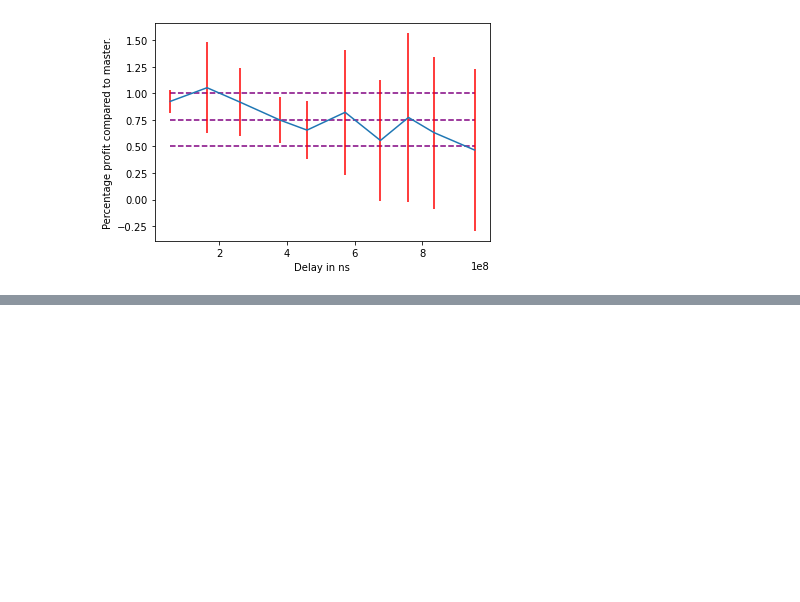
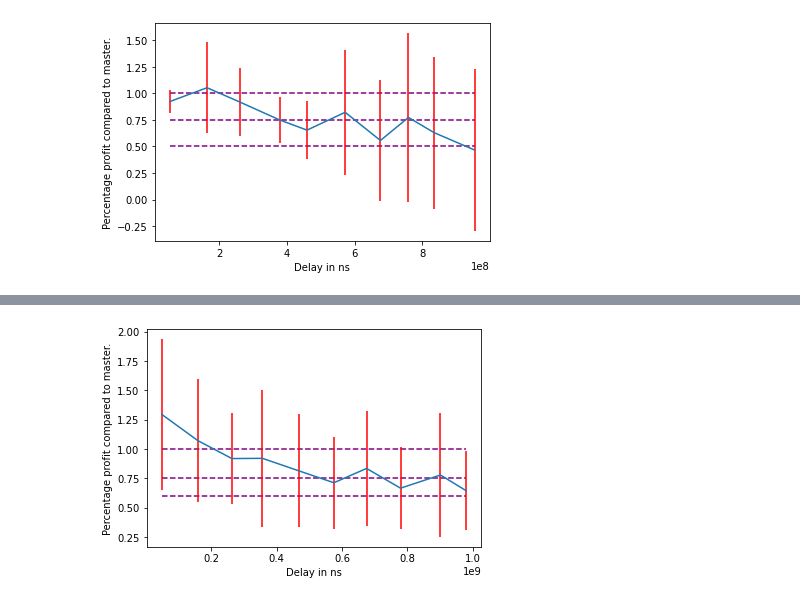
Before and after one commit to hogier/abides, a Jupyter notebook: explore.ipynb, the cells around one changed output, grey strips where cells are left out. Cells and saved outputs as stored; diff of their text form; code cells hidden in the pictures; blank space fills up the shorter version.

```diff
--- a/explore.ipynb
+++ b/explore.ipynb
@@ -10,9 +10,11 @@ from util.plotting import liquidity_telemetry as lt
 # %%
 def get_delays_and_profits(paths):
     output = None
+    slave_ids = {}
     for path in paths:
         master_profit = None
         delays = {}
+        slave_ids[path] = []
         for file in os.listdir(path):
             if 'HerdMasterAgent' in file:
                 try:
@@ -22,6 +24,8 @@ def get_delays_and_profits(paths):
                     continue
             if 'HerdSlaveAgent' in file:
                 try:
+                    s_id = int(file.split('HerdSlaveAgent')[1].split('.')[0])
+                    slave_ids[path].append(s_id)
                     df = pd.read_pickle(os.path.join(path,file), compression='bz2')
                     delay = df.loc[df.EventType == 'DELAY', 'Event'].values[0]
                     profit = df.loc[df.EventType == 'ENDING_CASH', 'Event'].values[0] - df.loc[df.EventType == 'STARTING_CASH', 'Event'].values[0]
@@ -38,4 +42,4 @@ def get_delays_and_profits(paths):
             output = output.append(temp)
     output['PERCENT'] = output.SLAVE_PROFIT/output.MASTER_PROFIT
     output = output.sort_values(by='DELAY').reset_index(drop=True)
-    return output
+    return output, slave_ids
@@ -357,0 +391,21 @@ plt.show()
+# %%
+# I try to make it a bit more realistic with the herd representing a small volume of the total transactions.
+# changed to master-window 3e+9
+# changed to slave-max-delay 1e+9
+# changed order size from 5 to 2
+# 1 master
+# changed to 40 slaves
+# changed to 300 momentum agents
+# limit orders
+
+# Master Strategy unchanged
+
+# Slave Strategy unchanged
+
+
+PATHS = ["log/herd01_2_5_hour_1_x/", "log/herd01_2_5_hour_2_x/", "log/herd01_2_5_hour_3_x/",
+         "log/herd01_2_5_hour_4_x/", "log/herd01_2_5_hour_5_x/", "log/herd01_2_5_hour_6_x/",
+         "log/herd01_2_5_hour_7_x/"]
+
+df, slave_ids = get_delays_and_profits(PATHS)
+df
@@ -357,0 +426,4 @@ plt.show()
+# %%
+df['g'] = df.index//30
+temp = df.groupby('g').agg(['mean', 'std'])
+temp
@@ -357,0 +444,9 @@ plt.show()
+# %%
+plt.xlabel('Delay in ns')
+plt.ylabel('Percentage profit compared to master.')
+xmin, xmax= temp.DELAY['mean'].min(), temp.DELAY['mean'].max()
+plt.hlines(y=[0.6, 0.75, 1], xmin=[xmin, xmin, xmin], xmax=[xmax, xmax, xmax], colors='purple', linestyles='dashed')
+plt.errorbar(temp.DELAY['mean'], temp.PERCENT['mean'], yerr=temp.PERCENT['std'], ecolor='red')
+plt.show()
+# %% [output]
+[figure, added]
```
Also changed, not shown: parts of 24 cells of this notebook, 2 other files.
